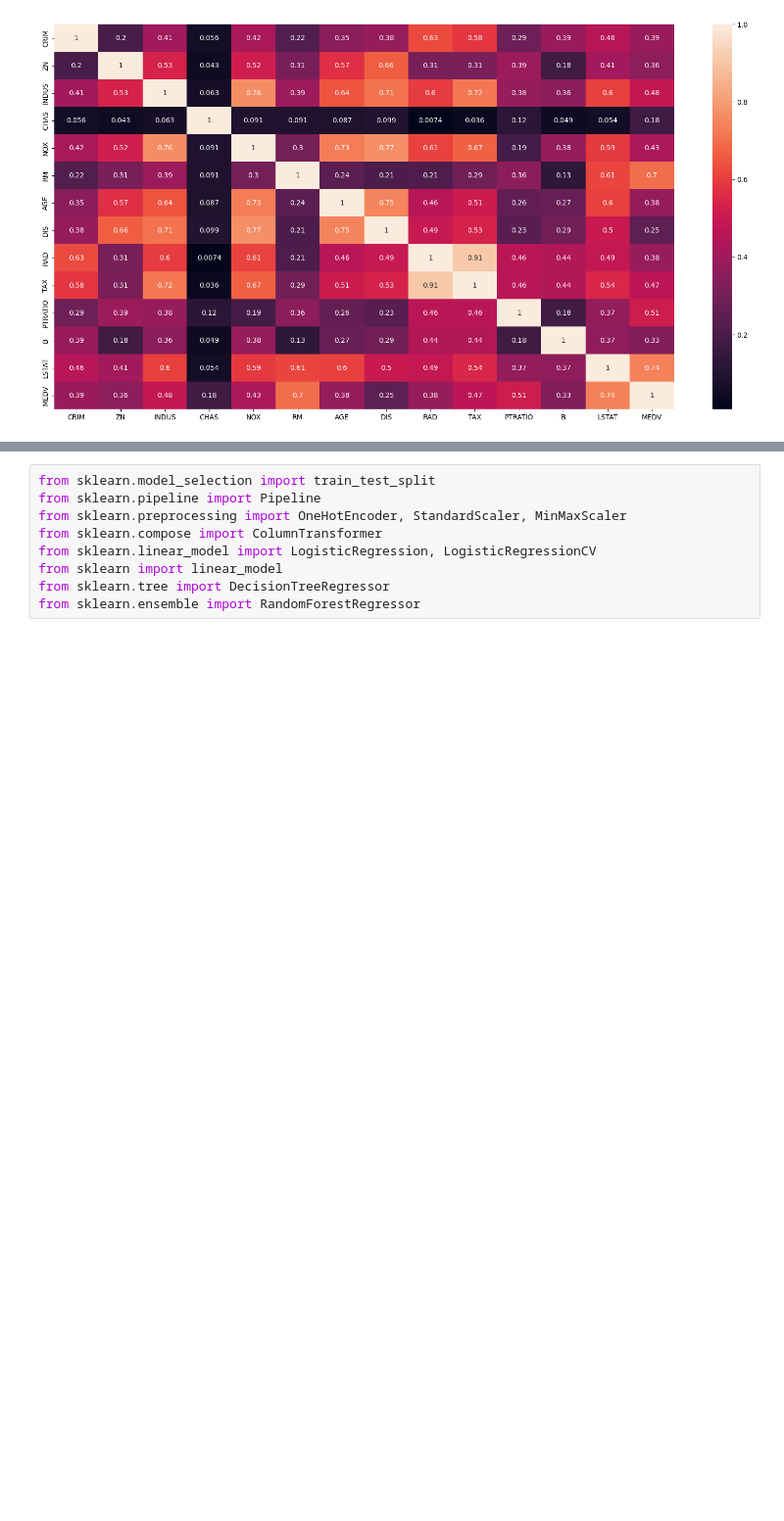
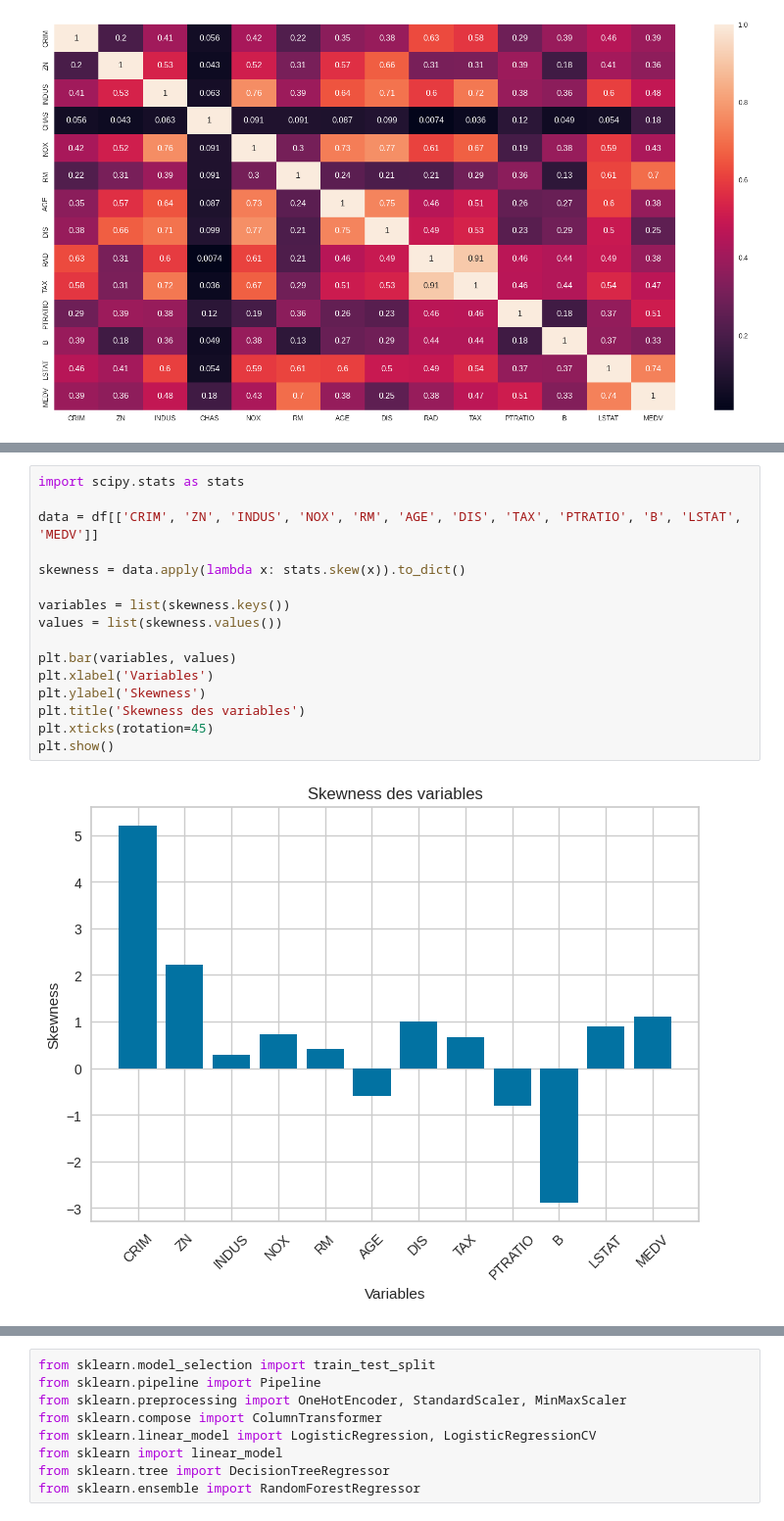
Before and after one commit to MyriamLbhn/Boston-Housing-Regression-Model, a Jupyter notebook: modelisation.ipynb, the cells around one changed output, grey strips where cells are left out. Shown at 98% size. Drawn from its saved outputs; the diff is of its cells as text; blank space fills up the shorter version.

```diff
--- a/modelisation.ipynb
+++ b/modelisation.ipynb
@@ -97 +167,19 @@ D'après la matrice de corrélation de Pearson (cf rapport) :
+# %%
+import scipy.stats as stats
+
+data = df[['CRIM', 'ZN', 'INDUS', 'NOX', 'RM', 'AGE', 'DIS', 'TAX', 'PTRATIO', 'B', 'LSTAT', 'MEDV']]
+
+skewness = data.apply(lambda x: stats.skew(x)).to_dict()
+
+variables = list(skewness.keys())
+values = list(skewness.values())
+
+plt.bar(variables, values)
+plt.xlabel('Variables')
+plt.ylabel('Skewness')
+plt.title('Skewness des variables')
+plt.xticks(rotation=45)
+plt.show()
+# %% [output]
+[figure, added]
 # %% [markdown]
```
Also changed, not shown: parts of 45 cells of this notebook, 2 other files.
